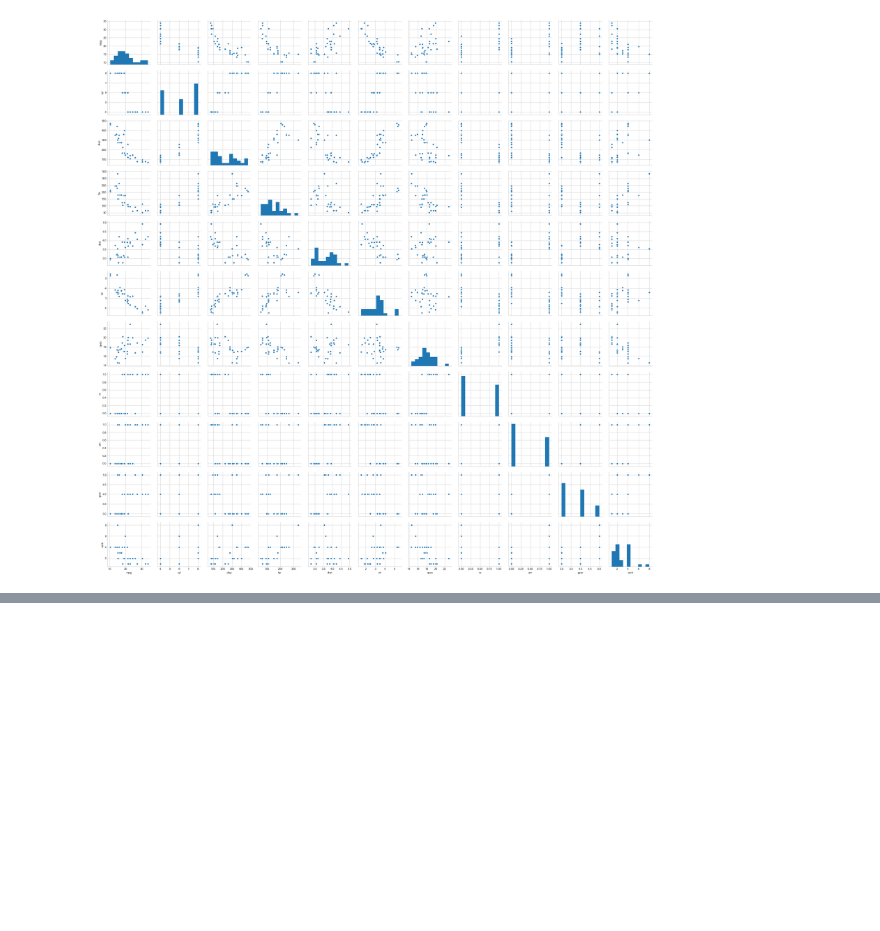
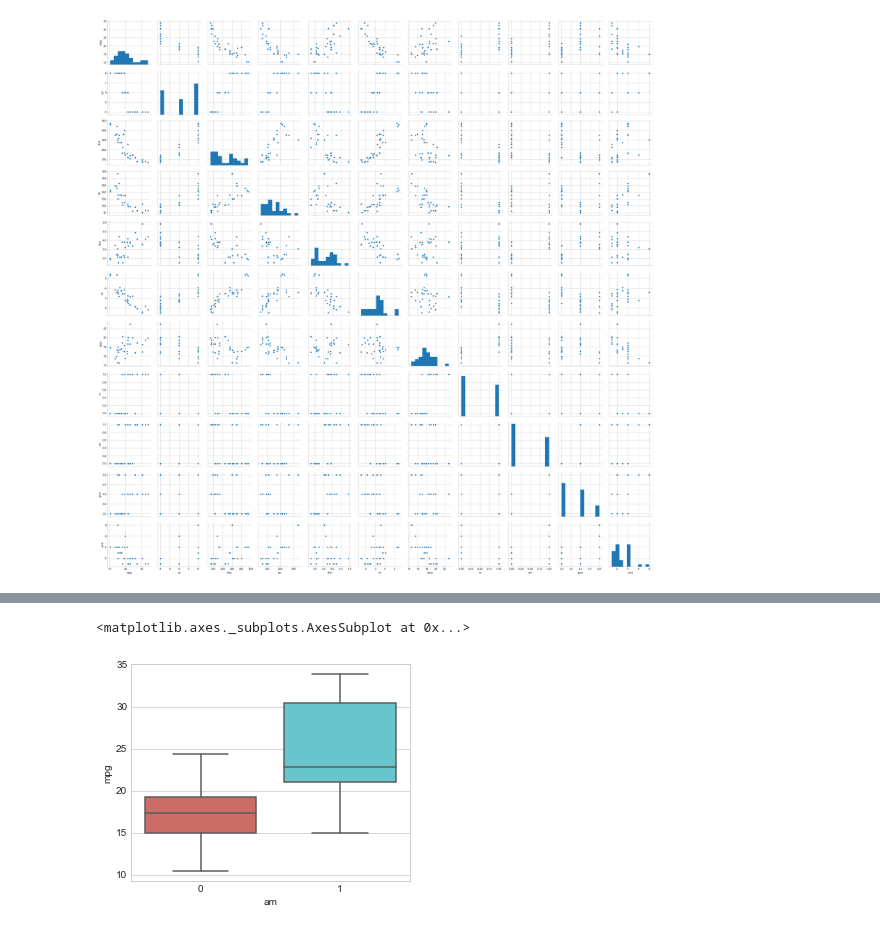
Before and after one commit to ArthurEzenwanne/python-learning, a Jupyter notebook: Lesson-2-Practice.ipynb, the cells around one changed output, grey strips where cells are left out. Cells and saved outputs as stored; diff of their text form; code cells hidden in the pictures; blank space fills up the shorter version.

```diff
--- a/Lesson-2-Practice.ipynb
+++ b/Lesson-2-Practice.ipynb
@@ -331,0 +350,6 @@ sb.pairplot(cars_df, hue='group', palette='hls')
+# %%
+#seaborn boxplots
+sb.boxplot(x='am', y='mpg', data=data_cars, palette='hls')
+# %% [output]
+<matplotlib.axes._subplots.AxesSubplot at 0x...>
+[figure, added]
```
Also changed, not shown: parts of 2 cells of this notebook.
